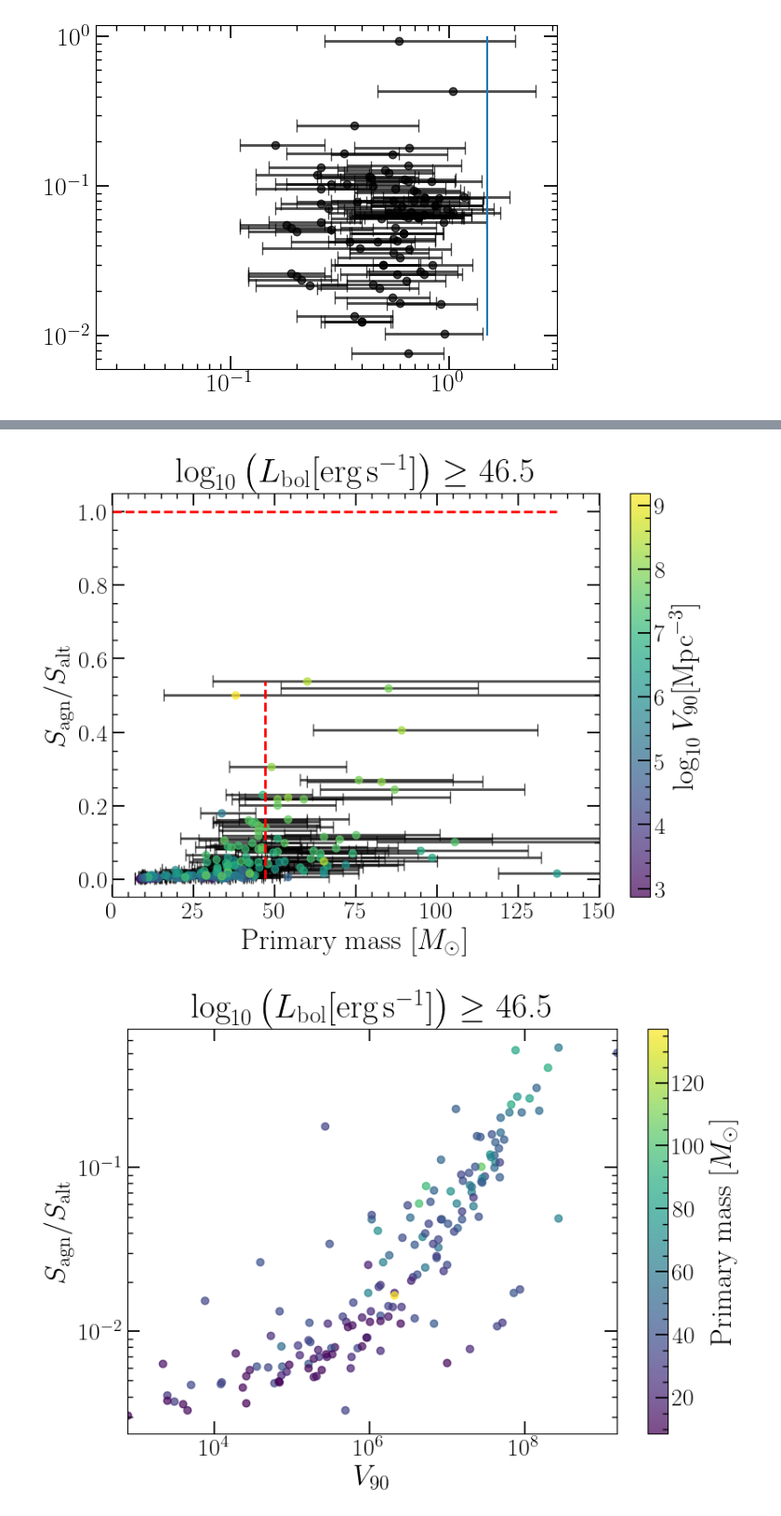
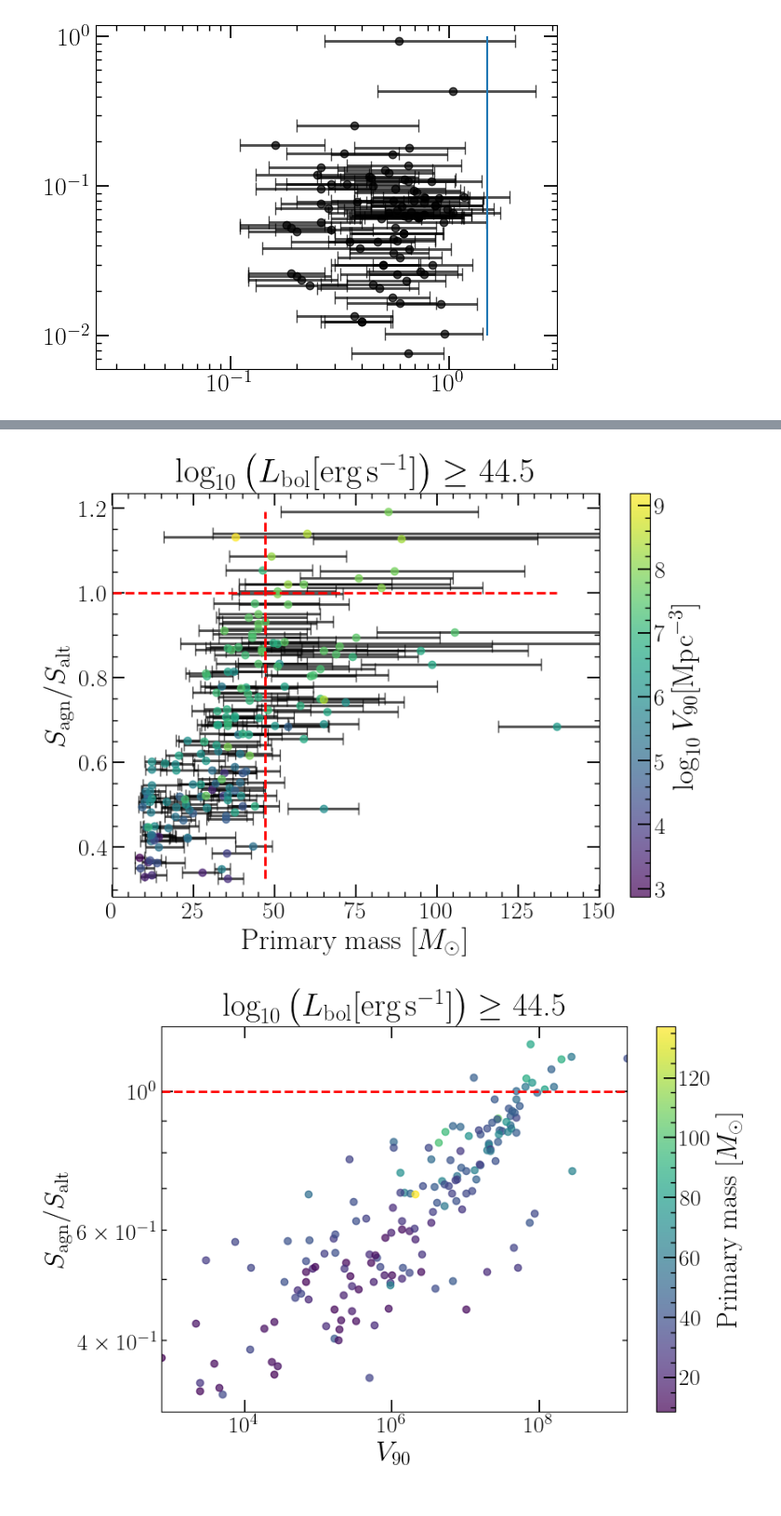
Before and after one commit to LucasPouw/darksirenpop, a Jupyter notebook: p26_posterior_analyzer.ipynb, the cells around one changed output, grey strips where cells are left out. Shown at 93% size. Cells and saved outputs as stored; diff of their text form; code cells hidden in the pictures.

```diff
--- a/p26_posterior_analyzer.ipynb
+++ b/p26_posterior_analyzer.ipynb
@@ -155,12 +179,0 @@ Realized number density within z=1.5: 5.214391708310472e-10 1 / Mpc3
-# %%
-plt.figure()
-for nagn in tqdm(np.arange(1, 1e3, 100).astype(int)):
-    lowz = np.empty(100)
-    for i in range(100):
-        r, t, p = uniform_shell_sampler(COSMO.comoving_distance(1e-4).value, COSMO.comoving_distance(10).value, n_samps=nagn)
-        z = fast_z_at_value(COSMO.comoving_distance, r * u.Mpc)
-        lowz[i] = np.sum(z < 1.5)
-
-    plt.scatter(nagn, np.mean(lowz))
-plt.plot(np.linspace(0, 1000, 10), np.linspace(0, 1000, 10) * (COSMO.comoving_distance(1.5).value / COSMO.comoving_distance(10).value)**3)
-plt.show()
@@ -169,5 +180,9 @@ plt.show()
 # %%
-p26_posteriors, posteriors_shape = load_posteriors('/home/lucas/Documents/PhD/darksirenpop/p26_post_realdata_False_rate_uniform_timedil_False_agnZprior_45.0_kulkarni_lumthresh_45.0_perfectz_False_GPmask_False_addAGN_100000_nrealiz_100_batch_200_CL_0.999_agnZerror_quaia_gwZmax_1.5.npy')
+# p26_posteriors, posteriors_shape = load_posteriors('/home/lucas/Documents/PhD/darksirenpop/p26_post_realdata_False_fc_continuous_rate_uniform_timedil_False_agnZprior_45.0_kulkarni_lumthresh_45.0_perfectz_False_GPmask_True_addAGN_100000_nrealiz_200_batch_100_CL_0.999_agnZerror_0.01_gwZmax_1.5.npy')
+p26_posteriors, posteriors_shape = load_posteriors('/home/lucas/Documents/PhD/darksirenpop/p26_post_realdata_False_fc_continuous_rate_madau_timedil_True_agnZprior_45.0_kulkarni_lumthresh_45.0_perfectz_False_GPmask_True_addAGN_100000_nrealiz_200_batch_100_CL_0.999_agnZerror_quaia_gwZmax_1.5.npy')
+# p26_posteriors = p26_posteriors[:, :100]
+# posteriors_shape = p26_posteriors.shape
+
 datasets_list = [p26_posteriors]
 # LABELS = [0]
 FAGN_TRUE = 0.5
@@ -349,25 +364,25 @@ plt.show()
 #     os.system(f'ligo-skymap-stats {mockgw} -p 0.9 0.999 --cosmology --output {"/home/lucas/Documents/PhD/mockstats/gw_" + gw_id + ".dat"}')
 #     # sys.exit(1)
 # %%
-thresh = '46.5'
+thresh = '44.5'
 agnZprior = f'{thresh}_kulkarni'
 perfz = False
 realdata = True
 galmask = True
 time_dilation = True
-skycl = 0.999
+skycl = 1
 zmax = 10
 rate = 'madau'  # 'madau' #
+fc = 'continuous'
 
 
 def evidence(sagn_incat, sagn_outcat, salt, correction=1):
     return (sagn_incat + sagn_outcat) / salt * correction
 
-s_agn_incat_dict = np.load(f'/home/lucas/Documents/PhD/s_agn_incat_dict_p26_post_realdata_{realdata}_rate_{rate}_timedil_{time_dilation}_agnZprior_{agnZprior}_lumthresh_{thresh}_perfectz_{perfz}_GPmask_{galmask}_CL_{skycl}_gwZmax_{zmax}.npy', allow_pickle=True).item()
-s_agn_outofcat_dict = np.load(f'/home/lucas/Documents/PhD/s_agn_outofcat_dict_p26_post_realdata_{realdata}_rate_{rate}_timedil_{time_dilation}_agnZprior_{agnZprior}_lumthresh_{thresh}_perfectz_{perfz}_GPmask_{galmask}_CL_{skycl}_gwZmax_{zmax}.npy', allow_pickle=True).item()
-s_alt_dict = np.load(f'/home/lucas/Documents/PhD/s_alt_dict_p26_post_realdata_{realdata}_rate_{rate}_timedil_{time_dilation}_agnZprior_{agnZprior}_lumthresh_{thresh}_perfectz_{perfz}_GPmask_{galmask}_CL_{skycl}_gwZmax_{zmax}.npy', allow_pickle=True).item()
-
-
+s_agn_incat_dict = np.load(f'/home/lucas/Documents/PhD/s_agn_incat_dict_p26_post_realdata_{realdata}_fc_{fc}_rate_{rate}_timedil_{time_dilation}_agnZprior_{agnZprior}_lumthresh_{thresh}_perfectz_{perfz}_GPmask_{galmask}_CL_{skycl}_gwZmax_{zmax}.npy', allow_pickle=True).item()
+s_agn_outofcat_dict = np.load(f'/home/lucas/Documents/PhD/s_agn_outofcat_dict_p26_post_realdata_{realdata}_fc_{fc}_rate_{rate}_timedil_{time_dilation}_agnZprior_{agnZprior}_lumthresh_{thresh}_perfectz_{perfz}_GPmask_{galmask}_CL_{skycl}_gwZmax_{zmax}.npy', allow_pickle=True).item()
+s_alt_dict = np.load(f'/home/lucas/Documents/PhD/s_alt_dict_p26_post_realdata_{realdata}_fc_{fc}_rate_{rate}_timedil_{time_dilation}_agnZprior_{agnZprior}_lumthresh_{thresh}_perfectz_{perfz}_GPmask_{galmask}_CL_{skycl}_gwZmax_{zmax}.npy', allow_pickle=True).item()
+print(list(s_agn_incat_dict.items())[-1])
 v90_dict = {}
 v90_list = []
 for key in gw_keys:
@@ -477,2 +505,2 @@ plt.show()
-[figure, old version]
+[figure, new version]
-[figure, old version]
+[figure, new version]
```
Also changed, not shown: parts of 8 cells of this notebook, 7 other files.
